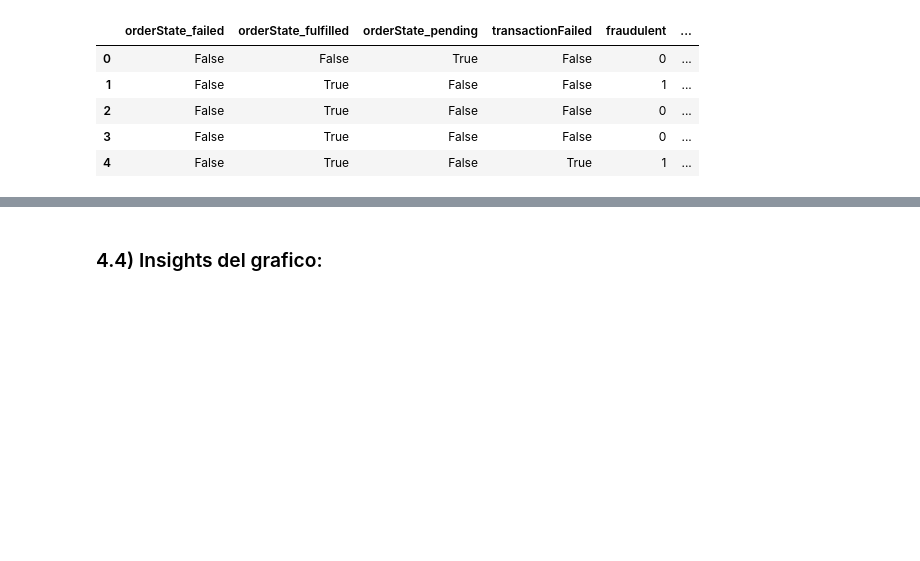
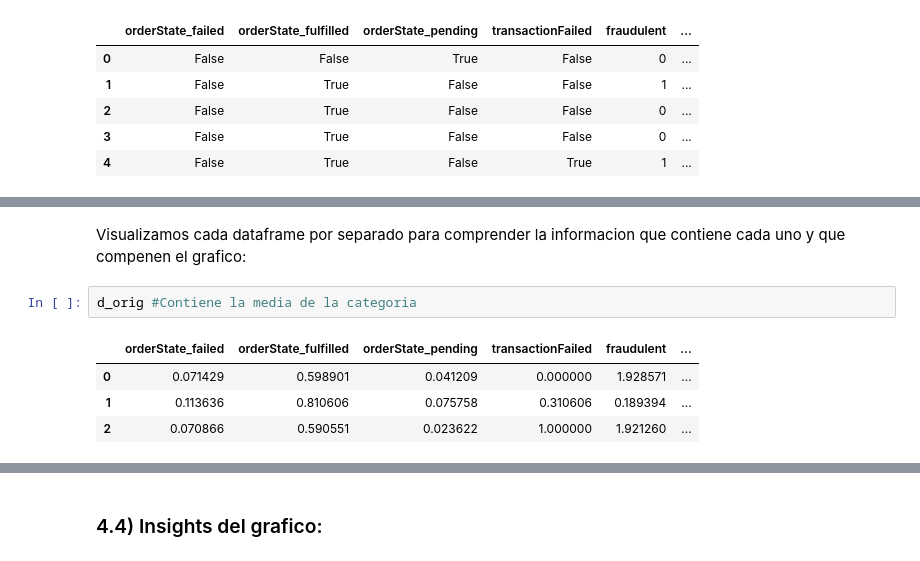
Before and after one commit to 19dave92/final_edvai, a Jupyter notebook: Resolucion/p4__Clustering.ipynb, the cells around one changed output, grey strips where cells are left out. Cells and saved outputs as stored; diff of their text form; blank space fills up the shorter version.

```diff
--- a/Resolucion/p4__Clustering.ipynb
+++ b/Resolucion/p4__Clustering.ipynb
@@ -103,0 +132,9 @@ d_orig, d_transf = coord_plot(x_data_cluster, variable_cluster)
+# %% [markdown]
+Visualizamos cada dataframe por separado para comprender la informacion que contiene cada uno y que compenen el grafico:
+# %%
+d_orig #Contiene la media de la categoria
+# %% [output]
+|  | orderState_failed | orderState_fulfilled | orderState_pending | transactionFailed | fraudulent | ... |
+| 0 | 0.071429 | 0.598901 | 0.041209 | 0.000000 | 1.928571 | ... |
+| 1 | 0.113636 | 0.810606 | 0.075758 | 0.310606 | 0.189394 | ... |
+| 2 | 0.070866 | 0.590551 | 0.023622 | 1.000000 | 1.921260 | ... |
```
Also changed, not shown: parts of 26 cells of this notebook, 2 other files.
